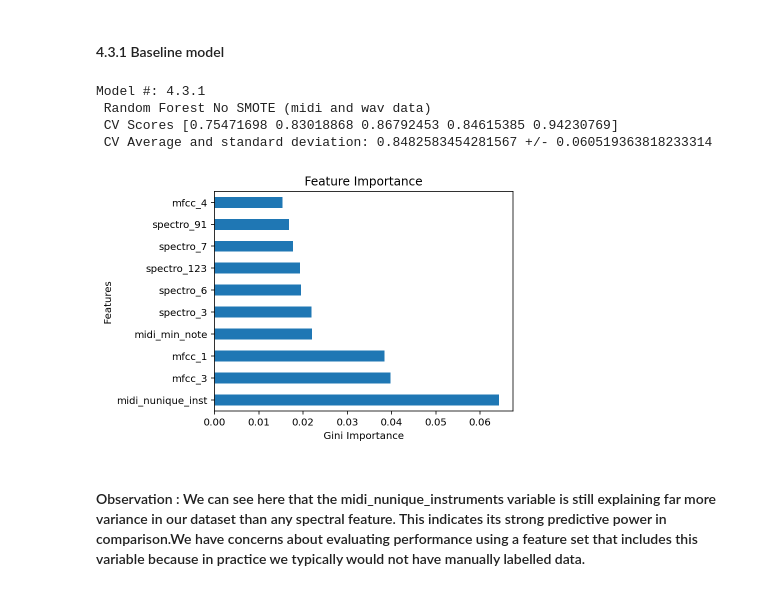
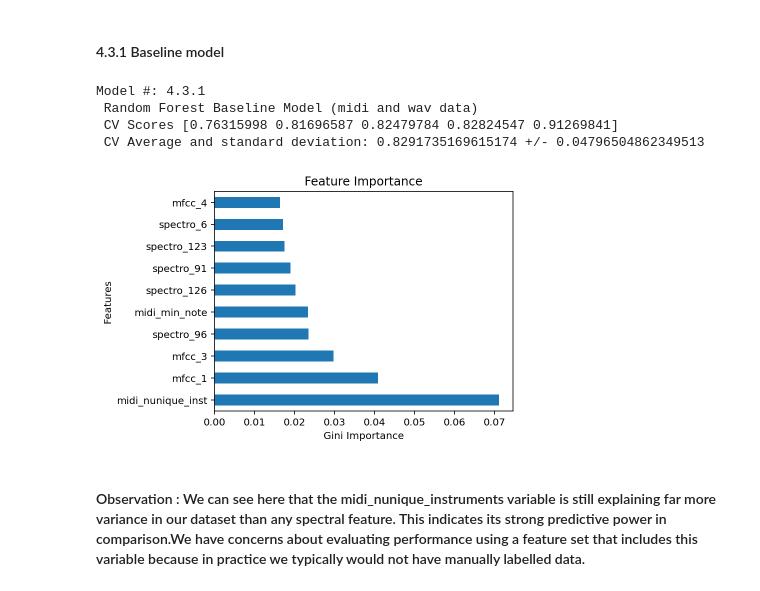
Before and after one commit to dfristau/ristau_berton_huang_meneses_w207_final_project, a Jupyter notebook: scripts/Model Consolidation.ipynb, the cells around one changed output. Saved outputs shown, nothing was run; the diff lists cells and outputs as text; code cells hidden in the pictures.

```diff
--- a/scripts/Model Consolidation.ipynb
+++ b/scripts/Model Consolidation.ipynb
@@ -683,30 +683,30 @@ Model #: 4.2.2
 # %%
 rf = RandomForestClassifier()
 rf.fit(X_train_c, y_train_c)
-scores = cross_val_score(estimator = rf, X=X_train_c, y=y_train_c, cv=5, n_jobs=1)
+scores = cross_val_score(estimator = rf, X=X_train_c, y=y_train_c, cv=5, n_jobs=1, scoring='f1_weighted')
 # prints and saves output
 output_file = open('../output/dev_results', 'a')
 model_no = 'Model #: 4.3.1\n'
 model_type = 'Random Forest Baseline Model (midi and wav data)\n'
 model_scores = f'CV Scores {scores}\n'
 model_avg_std = f'CV Average and standard deviation: {np.mean(scores)} +/- {np.std(scores)}\n'
 output_file.writelines([model_no, model_type, model_scores, model_avg_std])
 output_file.close()
 print(model_no, model_type, model_scores, model_avg_std)
 # print and save plot
 feat_importances = pd.Series(rf.feature_importances_, index=X_train_c.columns)
 feat_importances.nlargest(10).plot(kind='barh')
 plt.title('Feature Importance')
 plt.xlabel('Gini Importance')
 plt.ylabel('Features')
 plt.tight_layout()
 plt.savefig('../output/plots/4.3.1 Feature Importance.png')
 # %% [output]
 Model #: 4.3.1
- Random Forest No SMOTE (midi and wav data)
- CV Scores [0.75471698 0.83018868 0.86792453 0.84615385 0.94230769]
- CV Average and standard deviation: 0.8482583454281567 +/- 0.060519363818233314
+ Random Forest Baseline Model (midi and wav data)
+ CV Scores [0.76315998 0.81696587 0.82479784 0.82824547 0.91269841]
+ CV Average and standard deviation: 0.8291735169615174 +/- 0.04796504862349513
-[figure, old version]
+[figure, new version]
 # %% [markdown]
 ####  Observation : We can see here that the midi_nunique_instruments variable is still explaining far more variance in our dataset than any spectral feature. This indicates its strong predictive power in comparison.We have concerns about evaluating performance using a feature set that includes this variable because in practice we typically would not have manually labelled data.
 # %% [markdown]
```
Also changed, not shown: parts of 30 cells of this notebook.
